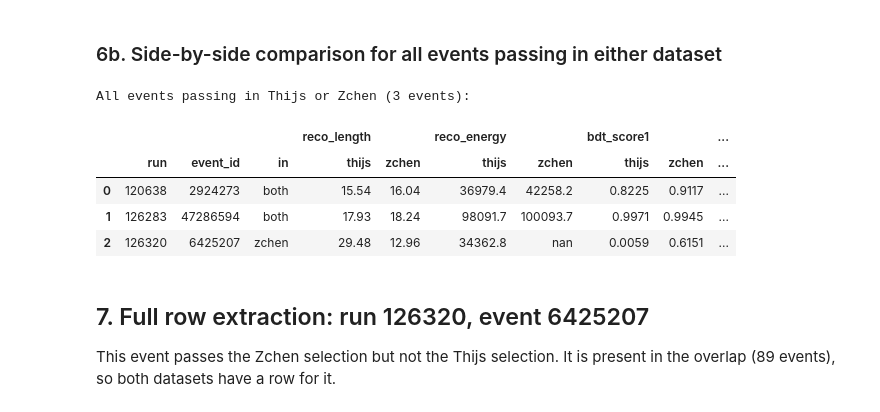
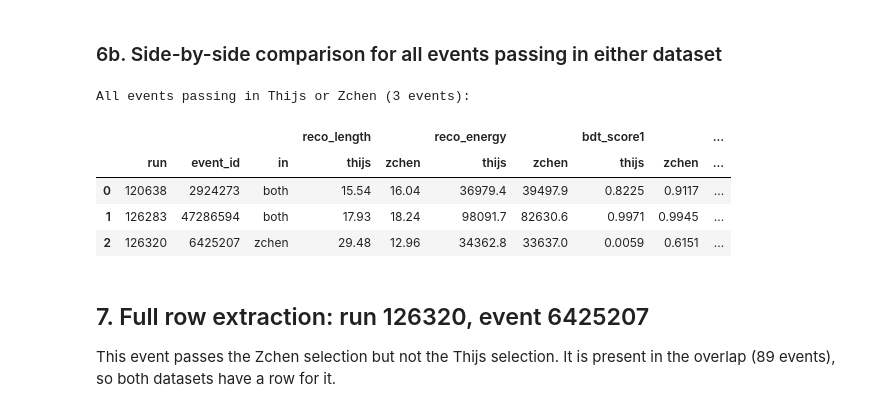
Before and after one commit to icecube/reco_processing, a Jupyter notebook: NNMFit/notebooks/unblind/step2_hese_flavor/compare_zchen_cascade.ipynb, the cells around one changed output. Cells and saved outputs as stored; diff of their text form; code cells hidden in the pictures.

```diff
--- a/NNMFit/notebooks/unblind/step2_hese_flavor/compare_zchen_cascade.ipynb
+++ b/NNMFit/notebooks/unblind/step2_hese_flavor/compare_zchen_cascade.ipynb
@@ -470,37 +484,37 @@ for run, evt in sorted(t_sel_keys | z_sel_keys):
         ("",             "in"):        ("both"  if (run, evt) in both
                                         else "thijs" if (run, evt) in t_sel_keys
                                         else "zchen"),
         ("reco_length",  "thijs"):     float(t_row["reco_length"]),
         ("reco_length",  "zchen"):     float(z_row["Taupede_ftp_length"]),
         ("reco_energy",  "thijs"):     float(t_row["reco_energy"]),
-        ("reco_energy",  "zchen"):     float(z_row["MonopodFit_iMIGRAD_PPB0_energy"]),
+        ("reco_energy",  "zchen"):     float(z_row["cscdSBU_MonopodFit4_noDC_energy"]),
         ("bdt_score1",   "thijs"):     float(t_row["bdt_scores1"]),
         ("bdt_score1",   "zchen"):     float(z_row["bdt1_score"]),
         ("bdt_score2",   "thijs"):     float(t_row["bdt_scores2"]),
         ("bdt_score2",   "zchen"):     float(z_row["bdt2_score"]),
     })
 
 df_union = pd.DataFrame(rows)
 df_union.columns = pd.MultiIndex.from_tuples(df_union.columns)
 
 print(f"All events passing in Thijs or Zchen ({len(df_union)} events):")
 display(df_union.style.format({
     ("reco_length", "thijs"):  "{:.2f}",
     ("reco_length", "zchen"):  "{:.2f}",
     ("reco_energy",  "thijs"): "{:.1f}",
     ("reco_energy",  "zchen"): "{:.1f}",
     ("bdt_score1",   "thijs"): "{:.4f}",
     ("bdt_score1",   "zchen"): "{:.4f}",
     ("bdt_score2",   "thijs"): "{:.4f}",
     ("bdt_score2",   "zchen"): "{:.4f}",
 }))
 # %% [output]
 All events passing in Thijs or Zchen (3 events):
 |  |  |  |  | reco_length |  | reco_energy |  | bdt_score1 |  | ... |
 |  | run | event_id | in | thijs | zchen | thijs | zchen | thijs | zchen | ... |
-| 0 | 120638 | 2924273 | both | 15.54 | 16.04 | 36979.4 | 42258.2 | 0.8225 | 0.9117 | ... |
-| 1 | 126283 | 47286594 | both | 17.93 | 18.24 | 98091.7 | 100093.7 | 0.9971 | 0.9945 | ... |
-| 2 | 126320 | 6425207 | zchen | 29.48 | 12.96 | 34362.8 | nan | 0.0059 | 0.6151 | ... |
+| 0 | 120638 | 2924273 | both | 15.54 | 16.04 | 36979.4 | 39497.9 | 0.8225 | 0.9117 | ... |
+| 1 | 126283 | 47286594 | both | 17.93 | 18.24 | 98091.7 | 82630.6 | 0.9971 | 0.9945 | ... |
+| 2 | 126320 | 6425207 | zchen | 29.48 | 12.96 | 34362.8 | 33637.0 | 0.0059 | 0.6151 | ... |
 # %% [markdown]
 ## 7. Full row extraction: run 126320, event 6425207
 
```
Also changed, not shown: parts of 12 cells of this notebook, 4 other files.
